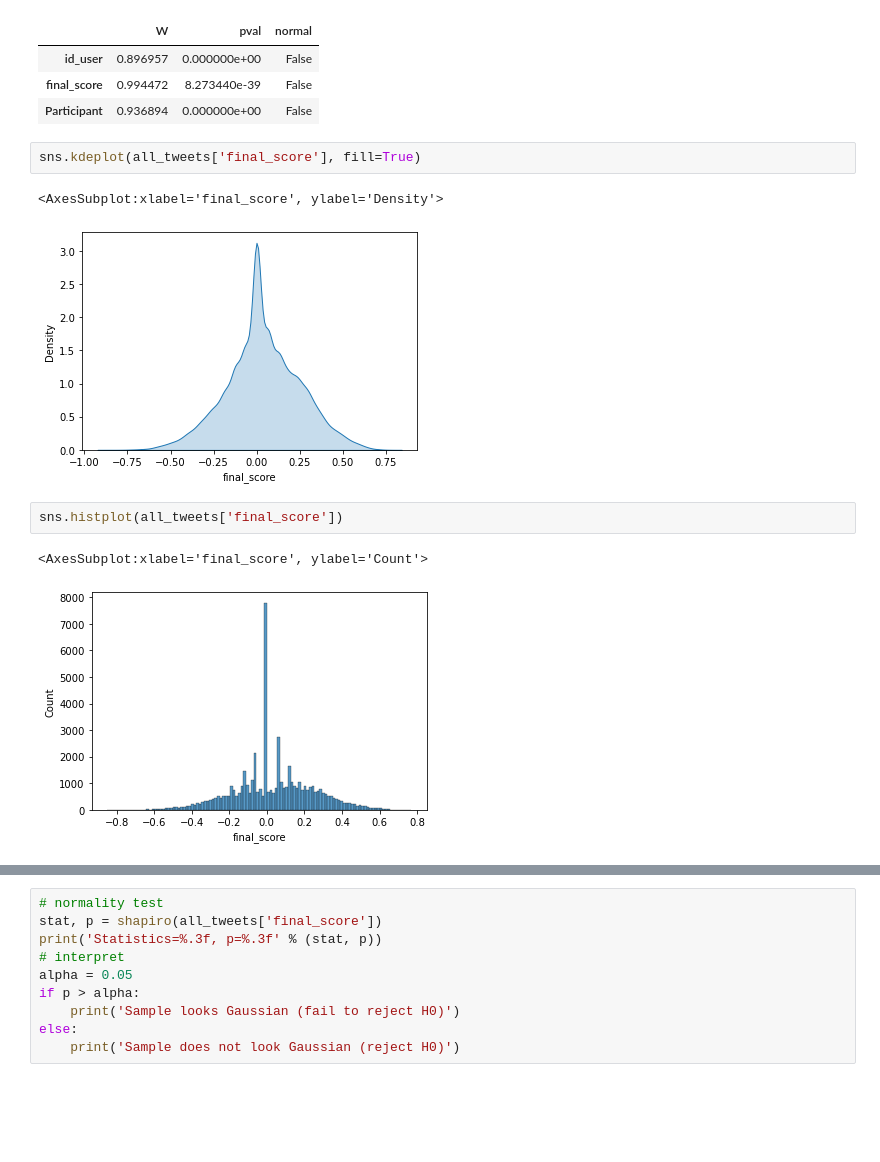
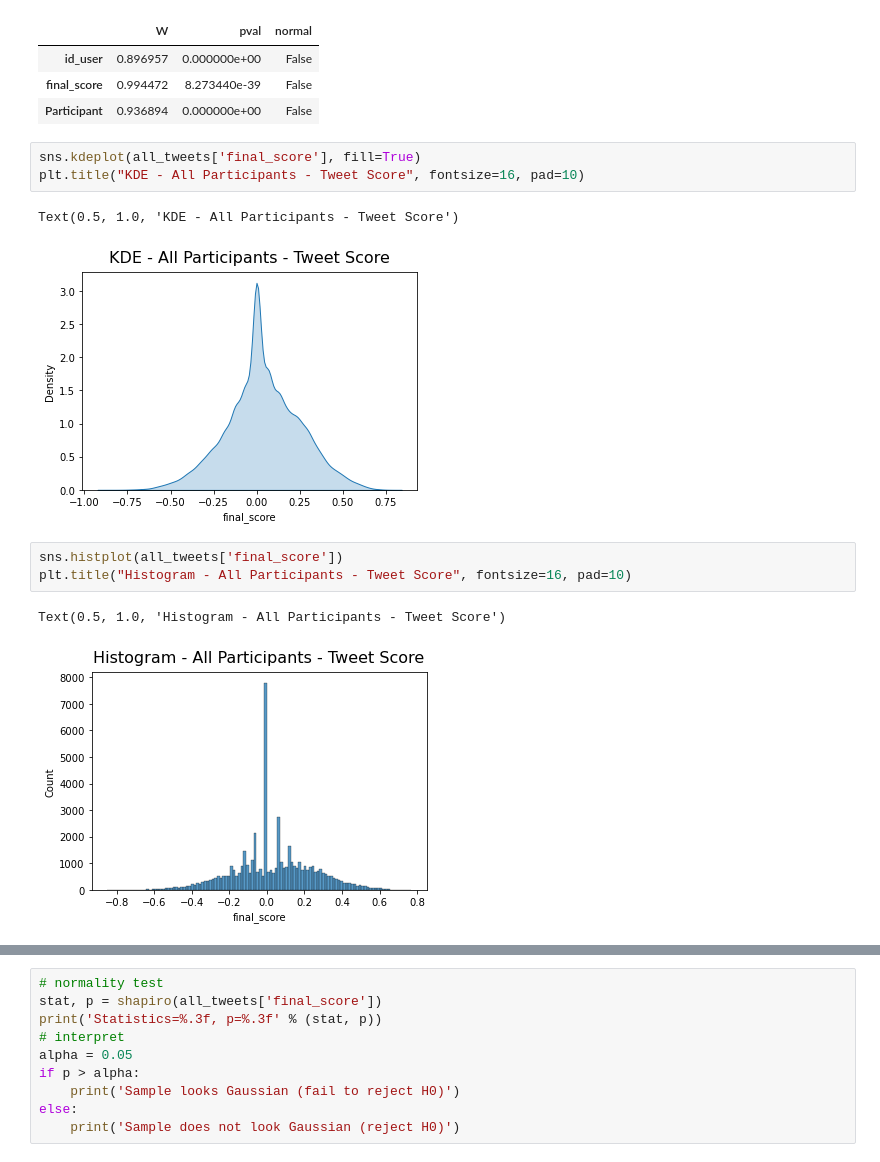
Before and after one commit to leosilva/peerj_computer_science_2022, a Jupyter notebook: Notebooks/General - Charts.ipynb, the cells around one changed output, grey strips where cells are left out. Drawn from its saved outputs; the diff is of its cells as text; blank space fills up the shorter version.

```diff
--- a/Notebooks/General - Charts.ipynb
+++ b/Notebooks/General - Charts.ipynb
@@ -890,12 +966,14 @@ pg.normality(all_tweets)
 | Participant | 0.936894 | 0.000000e+00 | False |
 # %%
 sns.kdeplot(all_tweets['final_score'], fill=True)
+plt.title("KDE - All Participants - Tweet Score", fontsize=16, pad=10)
 # %% [output]
-<AxesSubplot:xlabel='final_score', ylabel='Density'>
+Text(0.5, 1.0, 'KDE - All Participants - Tweet Score')
-[figure, old version]
+[figure, new version]
 # %%
 sns.histplot(all_tweets['final_score'])
+plt.title("Histogram - All Participants - Tweet Score", fontsize=16, pad=10)
 # %% [output]
-<AxesSubplot:xlabel='final_score', ylabel='Count'>
+Text(0.5, 1.0, 'Histogram - All Participants - Tweet Score')
-[figure, old version]
+[figure, new version]
 # %%
```
Also changed, not shown: parts of 10 cells of this notebook, 1 other file.
